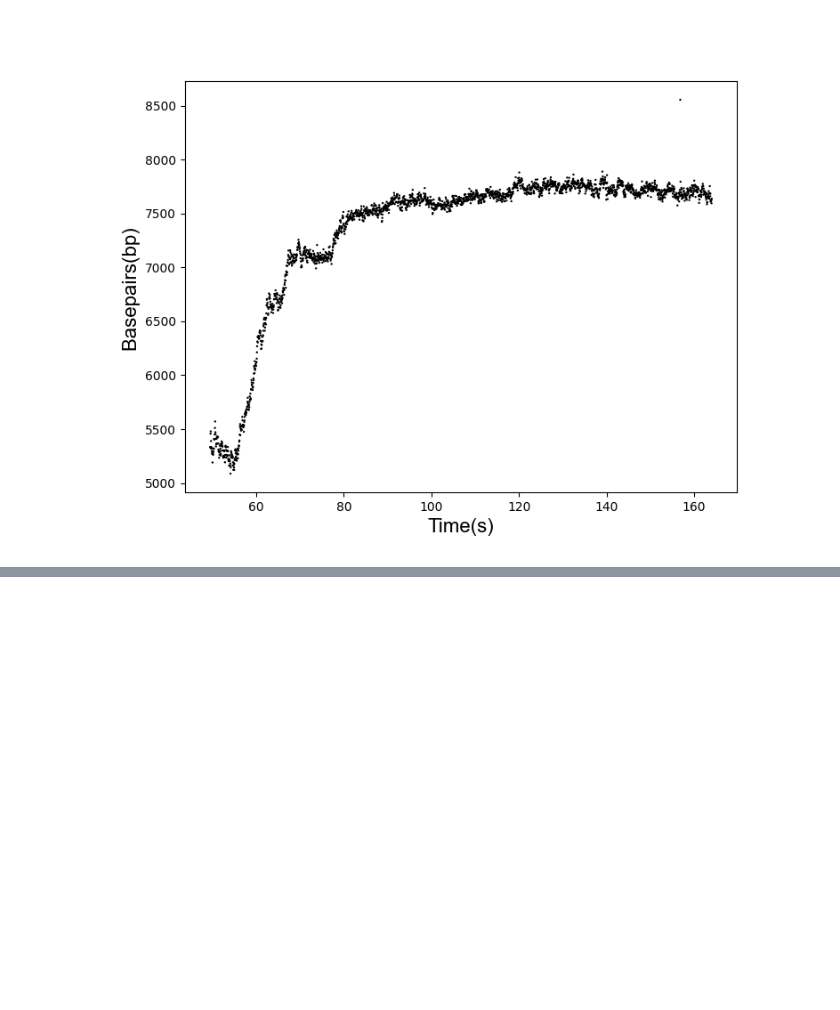
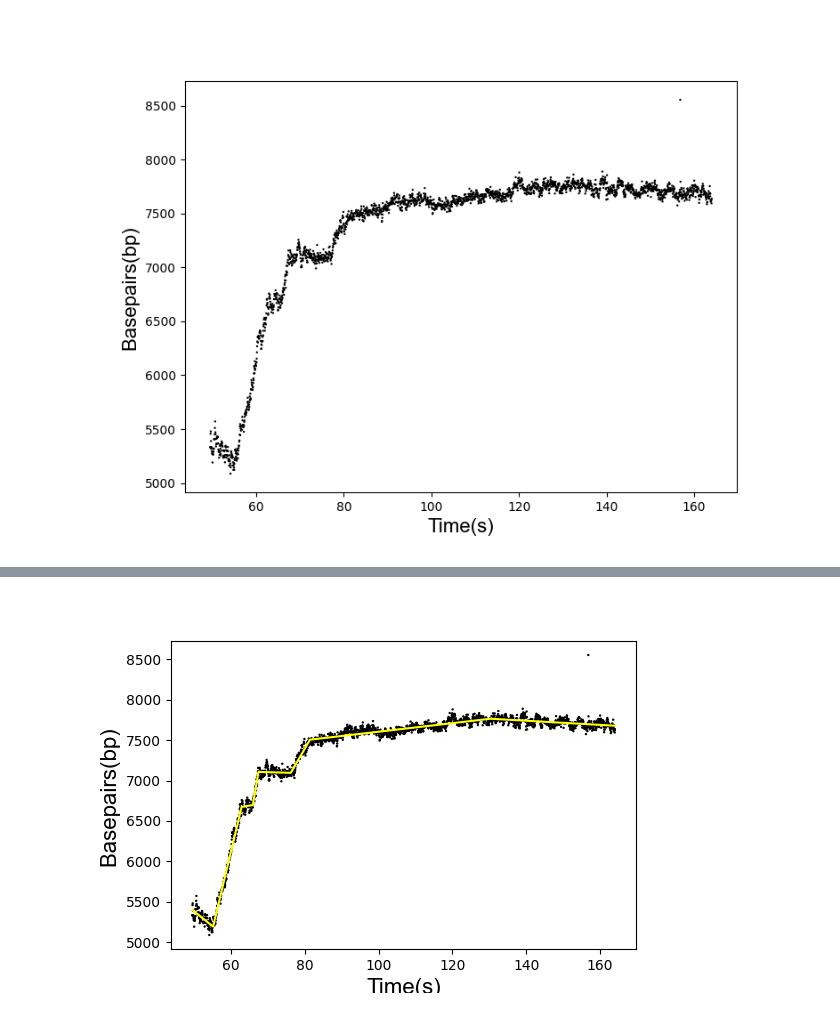
Before and after one commit to longfuxu/Interplay_Between_DNAPol_and_SSB, a Jupyter notebook: Analyzing_ChangePoint_SingleMolecule/Analyzing_ChangePoint__LinearSegmentFitting.ipynb, the cells around one changed output, grey strips where cells are left out. Drawn from its saved outputs; the diff is of its cells as text; code cells hidden in the pictures; blank space fills up the shorter version.

Commit message:
Add change-point-detection_working version20240303

```diff
--- a/Analyzing_ChangePoint_SingleMolecule/Analyzing_ChangePoint__LinearSegmentFitting.ipynb
+++ b/Analyzing_ChangePoint_SingleMolecule/Analyzing_ChangePoint__LinearSegmentFitting.ipynb
@@ -25,3 +21,8 @@ tdms_file = TdmsFile(filename)
+# %%
+# read raw .tdms file with TdmsFile function
+# filename = input('please type in the file name with absolute path:' )
+filename = '/Users/longfu/Library/CloudStorage/Dropbox/1-Doctorate Research/4-T7DNAp-SSB_NSMB/Code_repo_example_trace_github_03Mar2024/Analyzing_ChangePoint_SingleMolecule/Example data/20240221-183115 test  30nM T7 DNAP+ 30nMgp2.5 #018-002.tdms'
+tdms_file = TdmsFile(filename)
 # %% [markdown]
 # please write down the starting and the ending time of ROI (pol events)
 # %%
@@ -234,7 +192,23 @@ from more_itertools import chunked
+# %%
+excel_filename = filename.replace('.tdms', '-cycle#') + cycle +'_rawData'+'.xlsx'
+
+writer = pd.ExcelWriter(excel_filename)
+data_raw = {'time_pol':time_range_pol/1000,
+        'basepairs_pol':(1-ssDNA_pol_percentage)  * 8393,
+        'force_pol':force_range_pol}
+df_1 = pd.DataFrame(data_raw)
+df_1.to_excel(writer)
+writer.save()
 # %%
 # By observing the above Basepairs-Time traces, we define a segment number to fit.
-segment_number = int(input('please type in segment number that you want to fit:'))
+# segment_number = int(input('please type in segment number that you want to fit:'))
+segment_number = int (8)
 # %%
+# Let's move on to find change-points
+data =  pd.read_excel(excel_filename)
+x = data['time_pol']
+y = data['basepairs_pol']
+
 # initialize piecewise linear fit with your x and y data
 my_pwlf = pwlf.PiecewiseLinFit(x, y)
 break_point = my_pwlf.fit(segment_number)
@@ -343,0 +263,18 @@ writer.save()
+# %%
+# plot step-fitted data
+plt.figure(figsize=(6,4))
+
+plt.ylabel('Basepairs(bp) ',fontdict=font)
+plt.xlabel('Time(s)',fontdict=font)
+plt.scatter(time_range_pol/1000,(1-ssDNA_pol_percentage)  * 8393,color='black', linestyle='dashed',s=0.5,label='End-to-End Distance')
+plt.plot(xHat, yHat, '-',color='yellow')
+
+# plt.ylim(0,1500)
+# plt.xlim(8.5,158)
+
+plt.show()
+plt.tight_layout()
+
+plt.savefig(filename.replace('.tdms', '-cycle#') + cycle + '_Step_fitted'+'.png', dpi=300)
+# %% [output]
+[figure, added]
```
Also changed, not shown: parts of 13 cells of this notebook, 10 other files.
